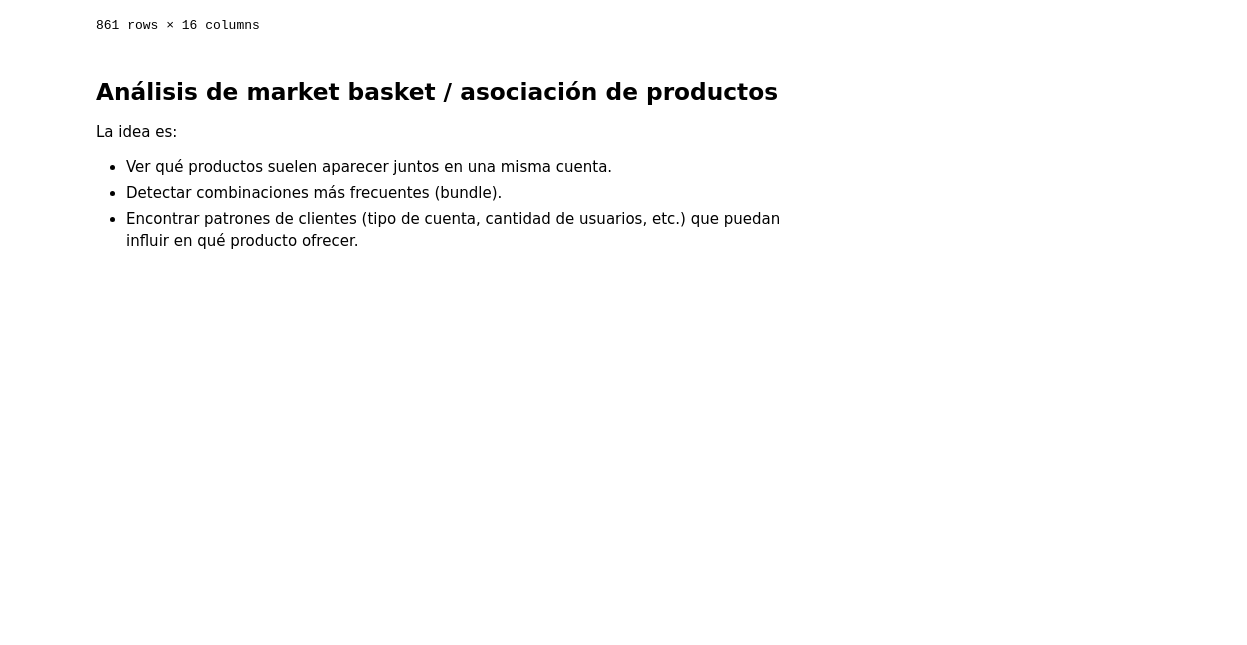
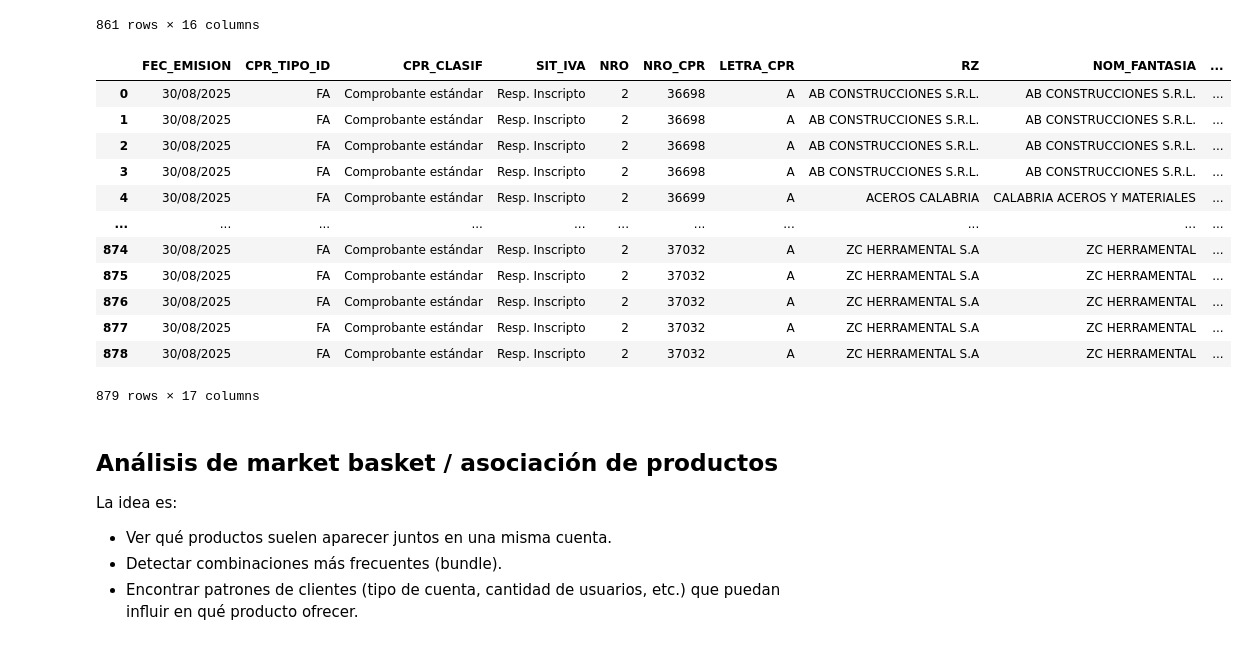
Before and after one commit to christiansaluzzo/Etsol_AnalisisClientes, a Jupyter notebook: análisis_clientes.ipynb, the cells around one changed output. Saved outputs shown, nothing was run; the diff lists cells and outputs as text; code cells hidden in the pictures; blank space fills up the shorter version.

```diff
--- a/análisis_clientes.ipynb
+++ b/análisis_clientes.ipynb
@@ -409,6 +410,33 @@ DF_crudo_abonos.head(-1)
 | 859 | 30/08/2025 | FA | Comprobante estándar | Resp. Inscripto | 2 | 37037 | A | AG AUTOMARKET S.A.S | AG AUTOMARKET | ... |
 | 860 | 30/08/2025 | FA | Comprobante estándar | Resp. Inscripto | 2 | 37037 | A | AG AUTOMARKET S.A.S | AG AUTOMARKET | ... |
 861 rows × 16 columns
+# %%
+# Probamos unificar las tablas Clientes y abonos para obtener una que incorpore el ID_CLIENTE
+
+# Hacemos el merge uniendo por el campo "RZ"
+DF_abonos_idcliente = pd.merge(
+    DF_crudo_abonos,
+    DF_clientes_paljet[['ID_CLIENTE', 'RZ']],  # tomamos solo las columnas necesarias
+    on='RZ',
+    how='left'  # left para no perder registros de DF_crudo_abonos aunque no tengan cliente asociado
+)
+
+# Ver resultado
+DF_abonos_idcliente.head(-5)
+# %% [output]
+|  | FEC_EMISION | CPR_TIPO_ID | CPR_CLASIF | SIT_IVA | NRO | NRO_CPR | LETRA_CPR | RZ | NOM_FANTASIA | ... |
+| 0 | 30/08/2025 | FA | Comprobante estándar | Resp. Inscripto | 2 | 36698 | A | AB CONSTRUCCIONES S.R.L. | AB CONSTRUCCIONES S.R.L. | ... |
+| 1 | 30/08/2025 | FA | Comprobante estándar | Resp. Inscripto | 2 | 36698 | A | AB CONSTRUCCIONES S.R.L. | AB CONSTRUCCIONES S.R.L. | ... |
+| 2 | 30/08/2025 | FA | Comprobante estándar | Resp. Inscripto | 2 | 36698 | A | AB CONSTRUCCIONES S.R.L. | AB CONSTRUCCIONES S.R.L. | ... |
+| 3 | 30/08/2025 | FA | Comprobante estándar | Resp. Inscripto | 2 | 36698 | A | AB CONSTRUCCIONES S.R.L. | AB CONSTRUCCIONES S.R.L. | ... |
+| 4 | 30/08/2025 | FA | Comprobante estándar | Resp. Inscripto | 2 | 36699 | A | ACEROS CALABRIA | CALABRIA ACEROS Y MATERIALES | ... |
+| ... | ... | ... | ... | ... | ... | ... | ... | ... | ... | ... |
+| 874 | 30/08/2025 | FA | Comprobante estándar | Resp. Inscripto | 2 | 37032 | A | ZC HERRAMENTAL S.A | ZC HERRAMENTAL | ... |
+| 875 | 30/08/2025 | FA | Comprobante estándar | Resp. Inscripto | 2 | 37032 | A | ZC HERRAMENTAL S.A | ZC HERRAMENTAL | ... |
+| 876 | 30/08/2025 | FA | Comprobante estándar | Resp. Inscripto | 2 | 37032 | A | ZC HERRAMENTAL S.A | ZC HERRAMENTAL | ... |
+| 877 | 30/08/2025 | FA | Comprobante estándar | Resp. Inscripto | 2 | 37032 | A | ZC HERRAMENTAL S.A | ZC HERRAMENTAL | ... |
+| 878 | 30/08/2025 | FA | Comprobante estándar | Resp. Inscripto | 2 | 37032 | A | ZC HERRAMENTAL S.A | ZC HERRAMENTAL | ... |
+879 rows × 17 columns
 # %% [markdown]
 ## Análisis de market basket / asociación de productos
 
```
Also changed, not shown: parts of 2 cells of this notebook, 2 other files.
